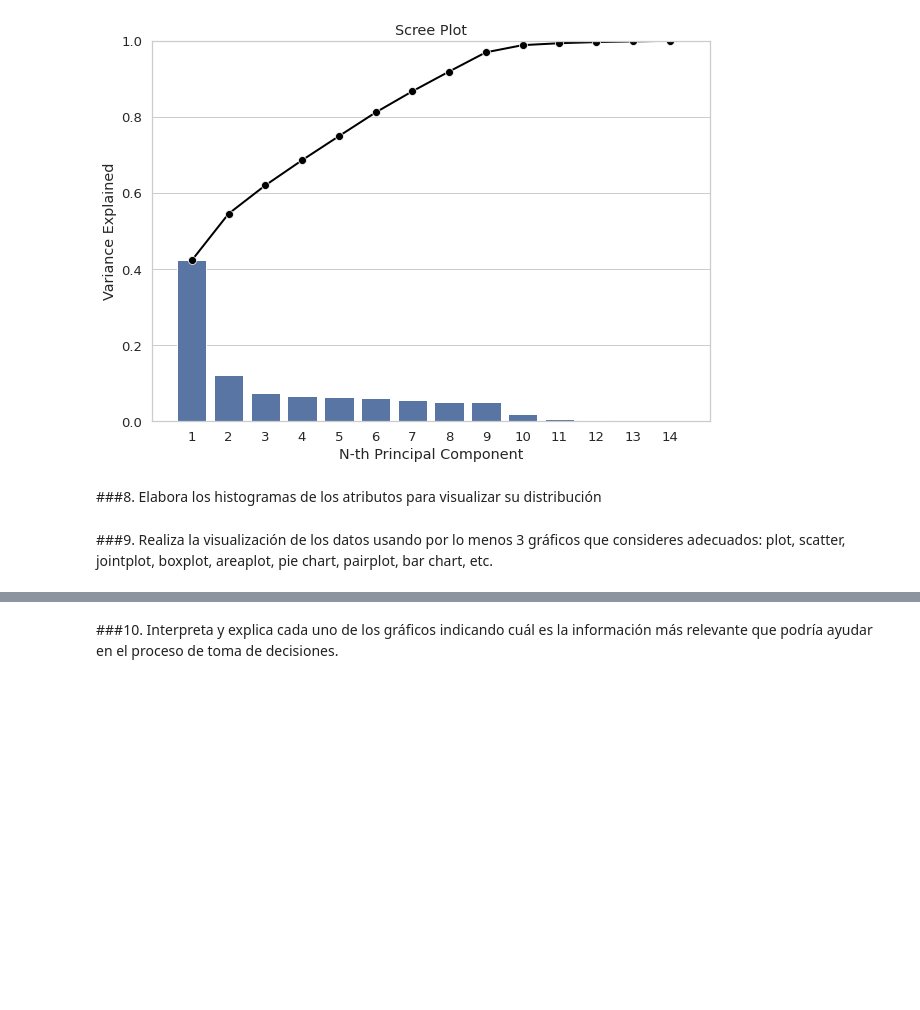
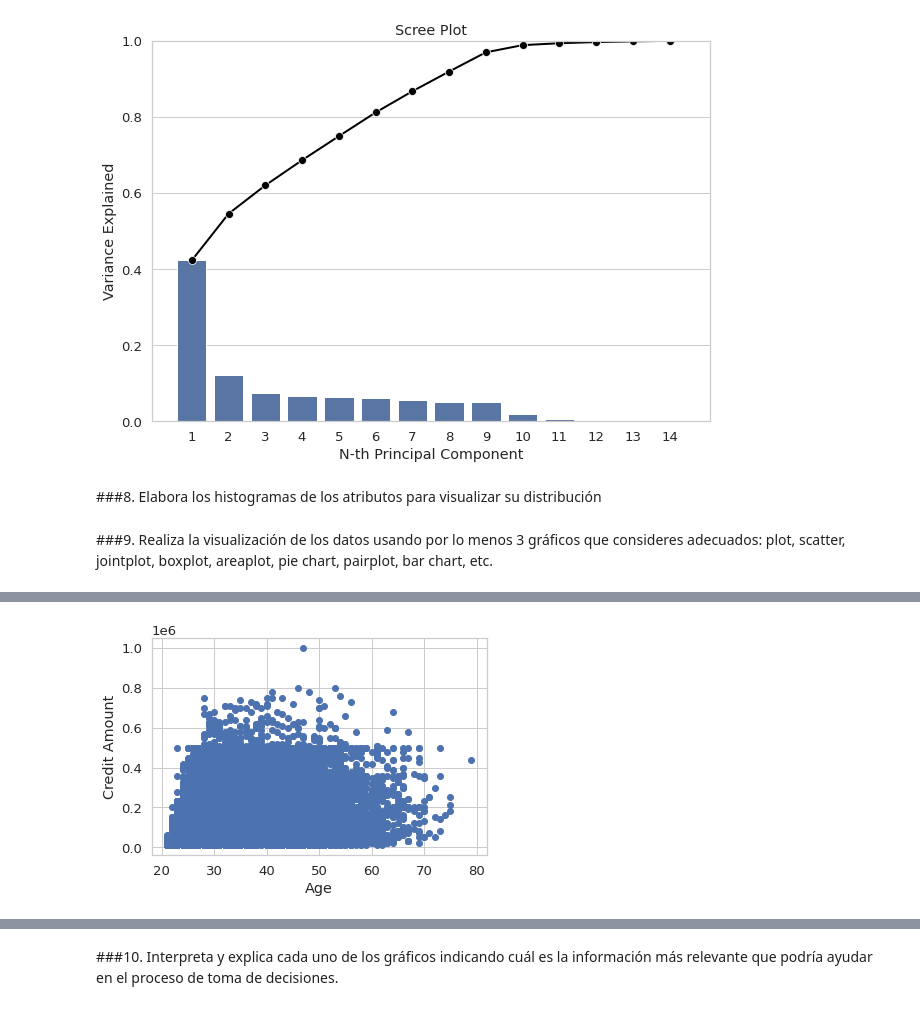
Before and after one commit to PosgradoMNA/actividades-de-aprendizaje-jeesperon, a Jupyter notebook: Act_Sem6_visualización_a01372413.ipynb, the cells around one changed output, grey strips where cells are left out. Drawn from its saved outputs; the diff is of its cells as text; code cells hidden in the pictures; blank space fills up the shorter version.

```diff
--- a/Act_Sem6_visualización_a01372413.ipynb
+++ b/Act_Sem6_visualización_a01372413.ipynb
@@ -288,0 +297,13 @@ plt.show()
+# %%
+import matplotlib.pyplot as plt
+
+age = df['X5']
+
+creditamount = df['X1']
+plt.ylabel('Credit Amount')
+plt.xlabel('Age')
+plt.scatter(age, creditamount)
+
+plt.show()
+# %% [output]
+[figure, added]
```
Also changed, not shown: parts of 2 cells of this notebook.
